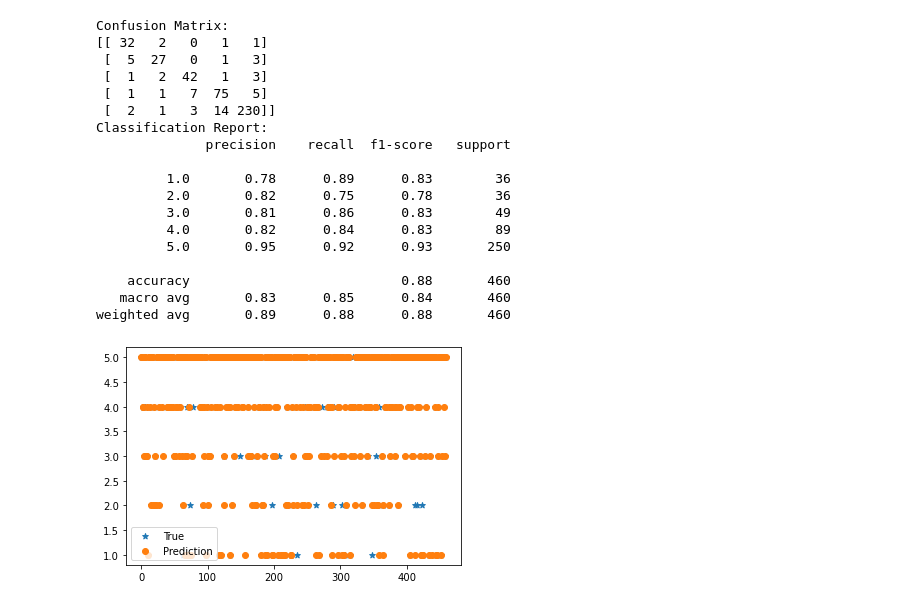
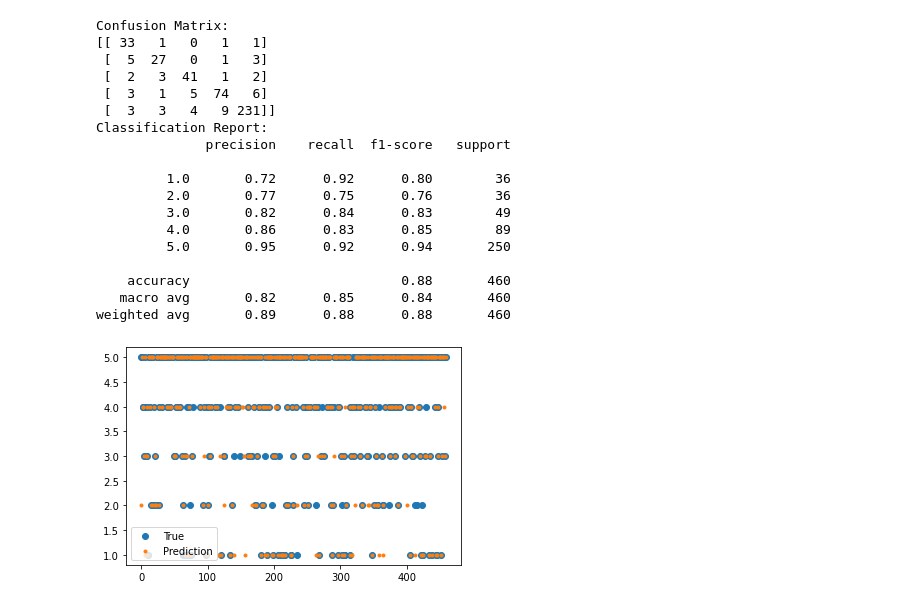
Before and after one commit to ljq0067/GU-ANLY501-Individual-Project-Profolio, a Jupyter notebook: decision tree/text data python/text.ipynb, the cells around one changed output. Drawn from its saved outputs; the diff is of its cells as text; code cells hidden in the pictures.

```diff
--- a/decision tree/text data python/text.ipynb
+++ b/decision tree/text data python/text.ipynb
@@ -75,39 +75,39 @@ weighted avg       0.88      0.86      0.87       460
 # %%
 cls2 = DecisionTreeClassifier(criterion='gini', max_depth=30, min_samples_split=5, min_samples_leaf=2)
 cls2.fit(x_train, y_train)
 y_pred2 = cls2.predict(x_train)
 print("Confusion Matrix:")
 print(confusion_matrix(y_train, y_pred2))
 print("Classification Report:")
 print(classification_report(y_train, y_pred2))
 
 # plot to show training result
 fig = plt.figure()
 ax = fig.add_subplot(111)
-f1 = ax.scatter(list(range(x_train.shape[0])), y_train, marker='*')
-f2 = ax.scatter(list(range(x_train.shape[0])), y_pred2, marker='o')
+f1 = ax.scatter(list(range(x_train.shape[0])), y_train, marker='o')
+f2 = ax.scatter(list(range(x_train.shape[0])), y_pred2, marker='.')
 plt.legend(handles=[f1, f2], labels=['True', 'Prediction'])
 plt.show()
 # %% [output]
 Confusion Matrix:
-[[ 32   2   0   1   1]
+[[ 33   1   0   1   1]
  [  5  27   0   1   3]
- [  1   2  42   1   3]
- [  1   1   7  75   5]
- [  2   1   3  14 230]]
+ [  2   3  41   1   2]
+ [  3   1   5  74   6]
+ [  3   3   4   9 231]]
 Classification Report:
               precision    recall  f1-score   support
 
-         1.0       0.78      0.89      0.83        36
-         2.0       0.82      0.75      0.78        36
-         3.0       0.81      0.86      0.83        49
-         4.0       0.82      0.84      0.83        89
-         5.0       0.95      0.92      0.93       250
+         1.0       0.72      0.92      0.80        36
+         2.0       0.77      0.75      0.76        36
+         3.0       0.82      0.84      0.83        49
+         4.0       0.86      0.83      0.85        89
+         5.0       0.95      0.92      0.94       250
 
     accuracy                           0.88       460
-   macro avg       0.83      0.85      0.84       460
+   macro avg       0.82      0.85      0.84       460
 weighted avg       0.89      0.88      0.88       460
-[figure, old version]
+[figure, new version]
 # %%
 cls3= DecisionTreeClassifier(criterion='entropy', max_depth=30, min_samples_split=5, min_samples_leaf=2,class_weight='balanced')
 cls3.fit(x_train, y_train)
```
Also changed, not shown: parts of 7 cells of this notebook.
